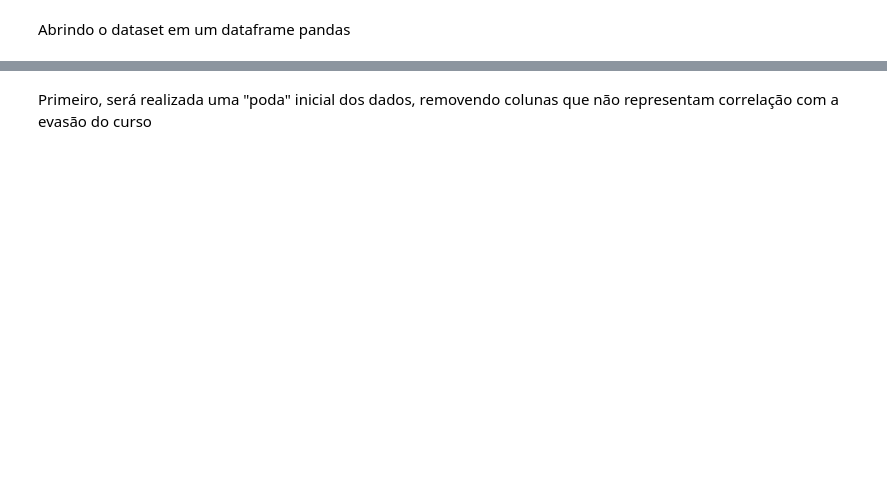
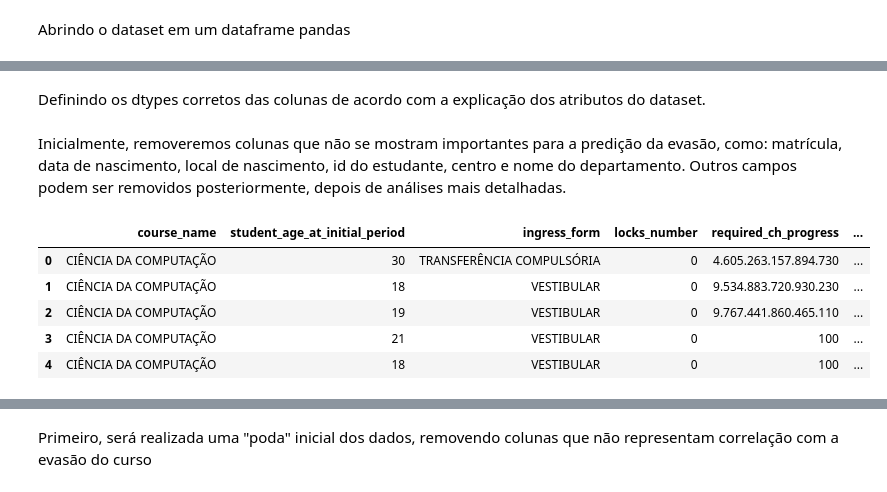
Before and after one commit to gabrielmoliva/Atividade-1---Machine-Learning, a Jupyter notebook: modelo.ipynb, the cells around one changed output, grey strips where cells are left out. Cells and saved outputs as stored; diff of their text form; code cells hidden in the pictures; blank space fills up the shorter version.

```diff
--- a/modelo.ipynb
+++ b/modelo.ipynb
@@ -53,0 +59,2 @@ df.describe()
+# %% [markdown]
+Definindo os dtypes corretos das colunas de acordo com a explicação dos atributos do dataset.
@@ -53,0 +63,13 @@ df.describe()
+# %% [markdown]
+Inicialmente, removeremos colunas que não se mostram importantes para a predição da evasão, como: matrícula, data de nascimento, local de nascimento, id do estudante, centro e nome do departamento.
+Outros campos podem ser removidos posteriormente, depois de análises mais detalhadas.
+# %%
+df = df.drop(columns=['curriculum_id', 'student_id', 'centro', 'department_name', 'birthday', 'birth_place'])
+df.head()
+# %% [output]
+|  | course_name | student_age_at_initial_period | ingress_form | locks_number | required_ch_progress | ... |
+| 0 | CIÊNCIA DA COMPUTAÇÃO | 30 | TRANSFERÊNCIA COMPULSÓRIA | 0 | 4.605.263.157.894.730 | ... |
+| 1 | CIÊNCIA DA COMPUTAÇÃO | 18 | VESTIBULAR | 0 | 9.534.883.720.930.230 | ... |
+| 2 | CIÊNCIA DA COMPUTAÇÃO | 19 | VESTIBULAR | 0 | 9.767.441.860.465.110 | ... |
+| 3 | CIÊNCIA DA COMPUTAÇÃO | 21 | VESTIBULAR | 0 | 100 | ... |
+| 4 | CIÊNCIA DA COMPUTAÇÃO | 18 | VESTIBULAR | 0 | 100 | ... |
```
Also changed, not shown: parts of 15 cells of this notebook, 2 other files.
